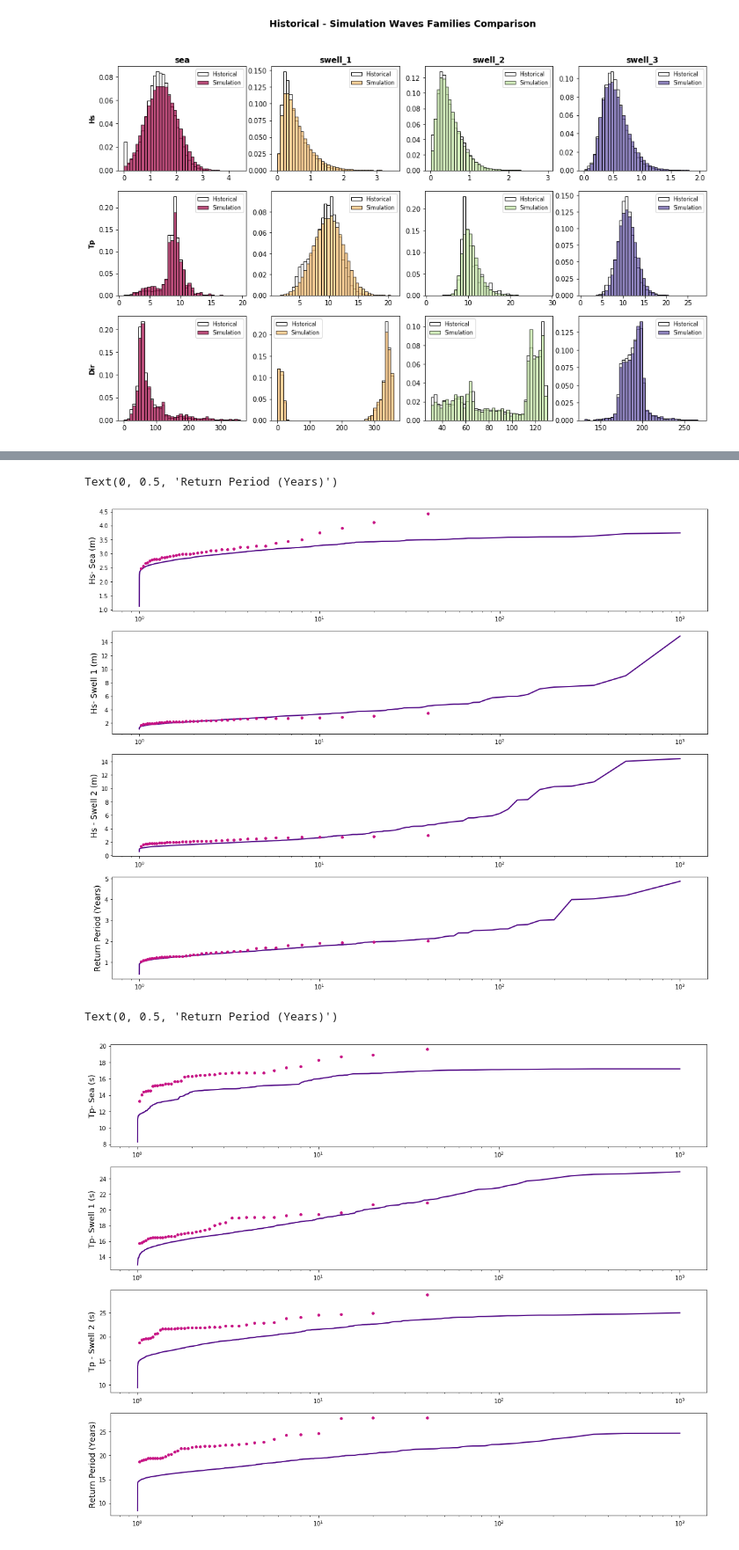
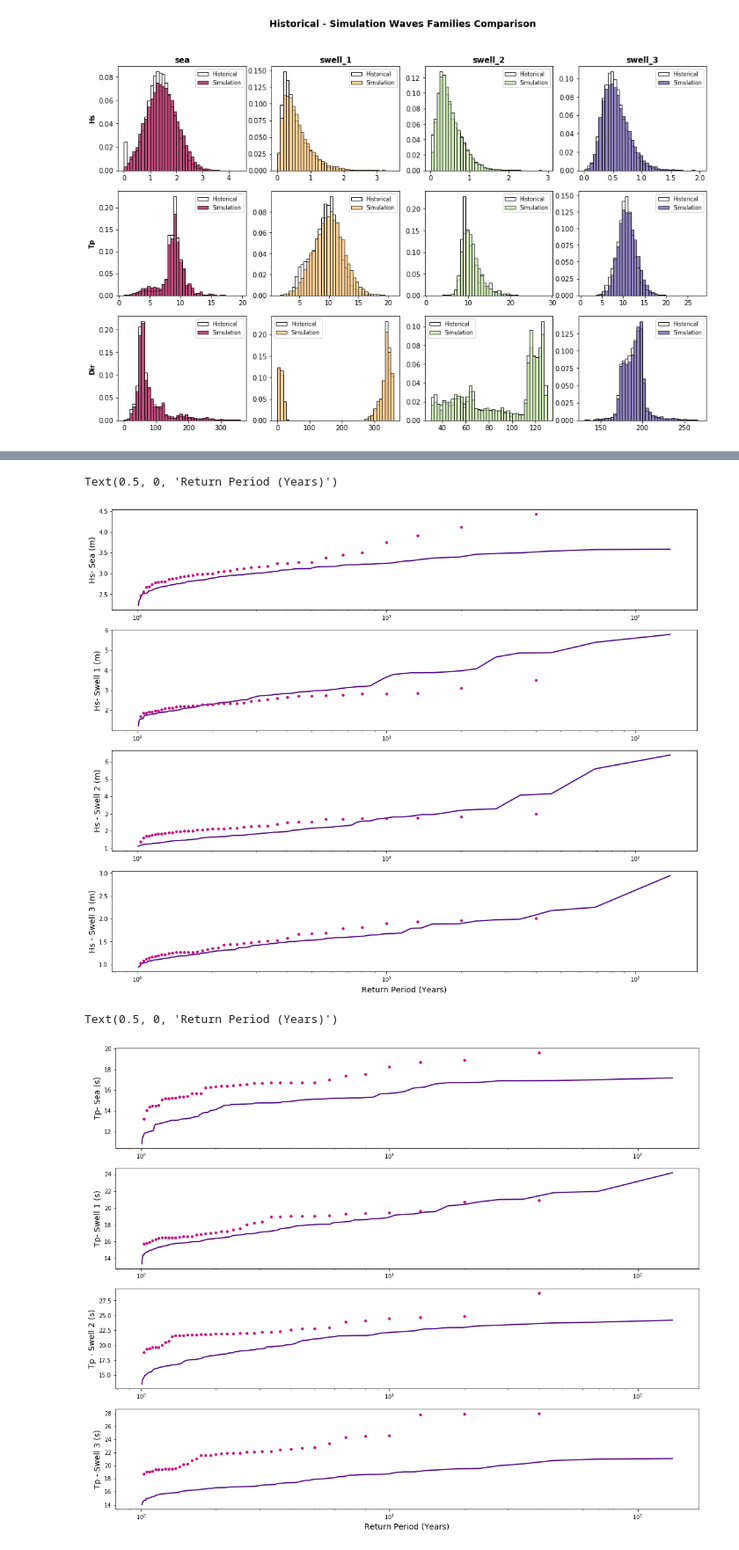
Before and after one commit to ripolln/teslakit, a Jupyter notebook: notebooks/MAJURO/01_Offshore/12_Climate_Emulator.ipynb, the cells around one changed output, grey strips where cells are left out. Shown at 88% size. Saved outputs shown, nothing was run; the diff lists cells and outputs as text; code cells hidden in the pictures.

```diff
--- a/notebooks/MAJURO/01_Offshore/12_Climate_Emulator.ipynb
+++ b/notebooks/MAJURO/01_Offshore/12_Climate_Emulator.ipynb
@@ -205,15 +239,15 @@ KeyError: '1111'
 # --------------------------------------
 #  Climate Emulator simulation
 
-# dwtsim2=DWTs_sim.isel(time=np.arange(0,1500)) ## CORTO PARA PROBAR
+dwtsim2=DWTs_sim.isel(time=np.arange(0,50000)) ## CORTO PARA PROBAR
 
 # each DWT series will generate a different set of waves
 for n in DWTs_sim.n_sim:
     print('- Sim: {0} -'.format(int(n)+1))
 
     # Select DWTs simulation
-#     DWTs = dwtsim2.sel(n_sim=n)
-    DWTs = DWTs_sim.sel(n_sim=n)
+    DWTs = dwtsim2.sel(n_sim=n)
+#     DWTs = DWTs_sim.sel(n_sim=n)
 
     # Simulate waves
     n_ce = 1  # (one CE sim. for each DWT sim.)
@@ -318,39 +352,39 @@ ax3.semilogx(t_s, np.sort(WVS_sim_y.swell_3_Hs.values[:,n_sim_DWTs]), '-',color=
 ax3.set_ylabel('Hs - Swell 3 (m)',fontsize=14)
 ax3.set_xlabel('Return Period (Years)',fontsize=14)
 # %% [output]
-Text(0, 0.5, 'Return Period (Years)')
+Text(0.5, 0, 'Return Period (Years)')
-[figure, old version]
+[figure, new version]
 # %%
 import matplotlib.pyplot as plt
 from matplotlib import gridspec
 
 
 fig = plt.figure(figsize=[18.5,15])
 gs1=gridspec.GridSpec(4,1)
 ax=fig.add_subplot(gs1[0])
 ax1=fig.add_subplot(gs1[1])
 ax2=fig.add_subplot(gs1[2])
 ax3=fig.add_subplot(gs1[3])
 
 ax.semilogx(t_h, np.sort(WVS_y.sea_Tp.values), 'ok',color='mediumvioletred', markersize = 4, label = 'Historical', zorder=9,)
 ax.semilogx(t_s, np.sort(WVS_sim_y.sea_Tp.values[:,n_sim_DWTs]), '-',color='indigo', linewidth = 2, label = 'Simulation (mean)',  zorder=8,)
 ax.set_ylabel('Tp- Sea (s)',fontsize=14)
 
 ax1.semilogx(t_h, np.sort(WVS_y.swell_1_Tp.values), 'ok',color='mediumvioletred', markersize = 4, label = 'Historical', zorder=9,)
 ax1.semilogx(t_s, np.sort(WVS_sim_y.swell_1_Tp.values[:,n_sim_DWTs]), '-',color='indigo', linewidth = 2, label = 'Simulation (mean)',  zorder=8,)
 ax1.set_ylabel('Tp- Swell 1 (s)',fontsize=14)
 
 ax2.semilogx(t_h, np.sort(WVS_y.swell_2_Tp.values), 'ok',color='mediumvioletred', markersize = 4, label = 'Historical', zorder=9,)
 ax2.semilogx(t_s, np.sort(WVS_sim_y.swell_2_Tp.values[:,n_sim_DWTs]), '-',color='indigo', linewidth = 2, label = 'Simulation (mean)',  zorder=8,)
 ax2.set_ylabel('Tp - Swell 2 (s)',fontsize=14)
 
 ax3.semilogx(t_h, np.sort(WVS_y.swell_3_Tp.values), 'ok',color='mediumvioletred', markersize = 4, label = 'Historical', zorder=9,)
 ax3.semilogx(t_s, np.sort(WVS_sim_y.swell_3_Tp.values[:,n_sim_DWTs]), '-',color='indigo', linewidth = 2, label = 'Simulation (mean)',  zorder=8,)
 ax3.set_ylabel('Tp - Swell 3 (s)',fontsize=14)
-ax3.set_ylabel('Return Period (Years)',fontsize=14)
+ax3.set_xlabel('Return Period (Years)',fontsize=14)
 # %% [output]
-Text(0, 0.5, 'Return Period (Years)')
+Text(0.5, 0, 'Return Period (Years)')
-[figure, old version]
+[figure, new version]
 # %%
 from teslakit.waves import Aggregate_WavesFamilies
 
```
Also changed, not shown: parts of 6 cells of this notebook, 2 other files.
